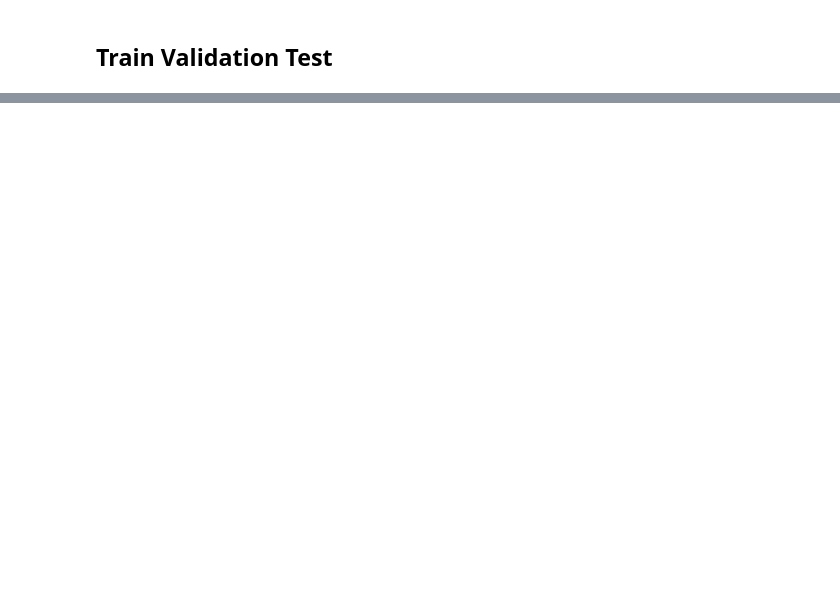
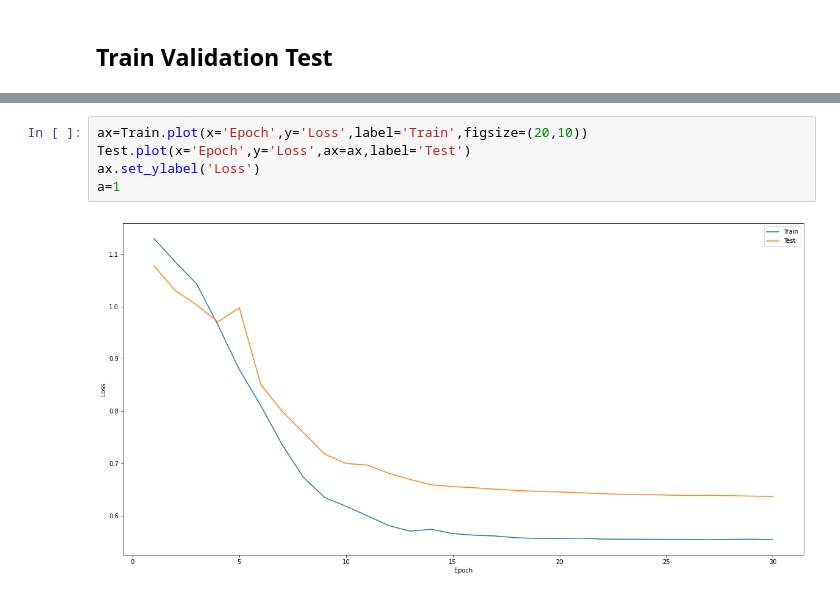
Before and after one commit to yeranosyanvahan/SuperTML, a Jupyter notebook: Wine.ipynb, the cells around one changed output, grey strips where cells are left out. Drawn from its saved outputs; the diff is of its cells as text; blank space fills up the shorter version.

```diff
--- a/Wine.ipynb
+++ b/Wine.ipynb
@@ -249,0 +242,7 @@ train.groupby('Epoch').sum(['Loss','Precision','Recall','f1_score'])/18
+# %%
+ax=Train.plot(x='Epoch',y='Loss',label='Train',figsize=(20,10))
+Test.plot(x='Epoch',y='Loss',ax=ax,label='Test')
+ax.set_ylabel('Loss')
+a=1
+# %% [output]
+[figure, added]
```
Also changed, not shown: parts of 15 cells of this notebook, 3 other files.
